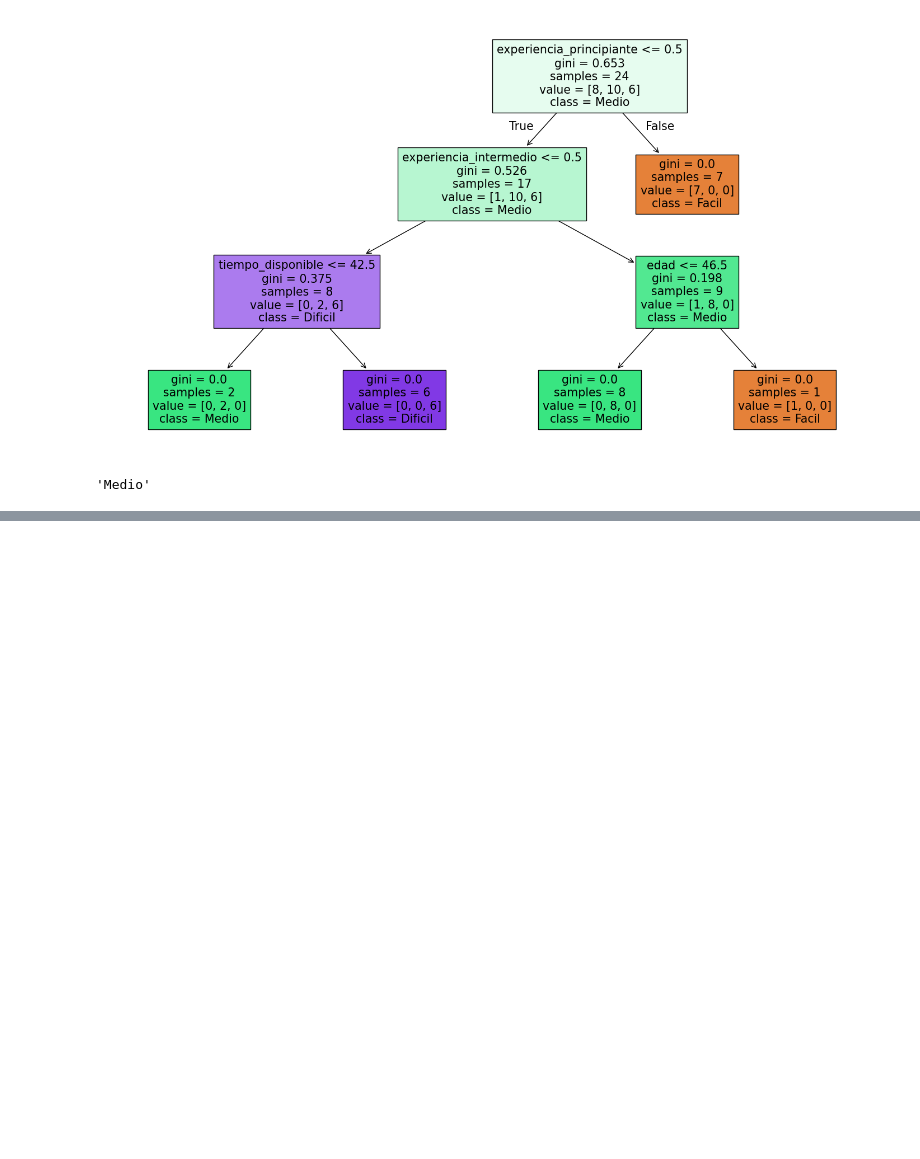
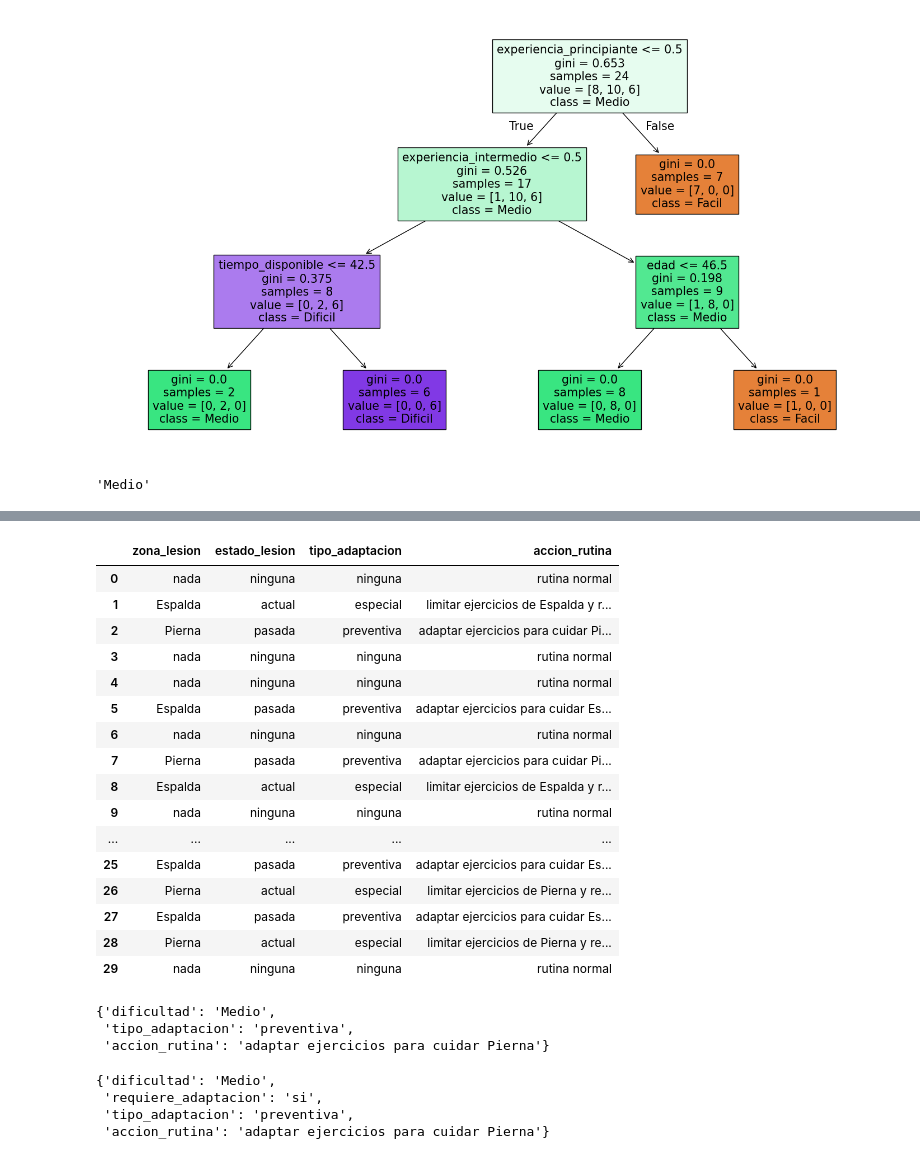
Before and after one commit to luci-o/LIFE-FIT, a Jupyter notebook: IA/index.ipynb, the cells around one changed output, grey strips where cells are left out. Saved outputs shown, nothing was run; the diff lists cells and outputs as text; code cells hidden in the pictures; blank space fills up the shorter version.

```diff
--- a/IA/index.ipynb
+++ b/IA/index.ipynb
@@ -642,0 +838,43 @@ predecir_dificultad(
+# %%
+def definir_accion_rutina(tipo, zona):
+    if tipo == "ninguna":
+        return "rutina normal"
+
+    elif tipo == "preventiva":
+        return f"adaptar ejercicios para cuidar {zona}"
+
+    elif tipo == "especial":
+        return f"limitar ejercicios de {zona} y requerir revision profesional"
+# %%
+usuarios_df["accion_rutina"] = usuarios_df.apply(
+    lambda fila: definir_accion_rutina(
+        fila["tipo_adaptacion"],
+        fila["zona_lesion"]
+    ),
+    axis=1
+)
+# %%
+usuarios_df[[
+    "zona_lesion",
+    "estado_lesion",
+    "tipo_adaptacion",
+    "accion_rutina"
+]]
+# %% [output]
+|  | zona_lesion | estado_lesion | tipo_adaptacion | accion_rutina |
+| 0 | nada | ninguna | ninguna | rutina normal |
+| 1 | Espalda | actual | especial | limitar ejercicios de Espalda y r... |
+| 2 | Pierna | pasada | preventiva | adaptar ejercicios para cuidar Pi... |
+| 3 | nada | ninguna | ninguna | rutina normal |
+| 4 | nada | ninguna | ninguna | rutina normal |
+| 5 | Espalda | pasada | preventiva | adaptar ejercicios para cuidar Es... |
+| 6 | nada | ninguna | ninguna | rutina normal |
+| 7 | Pierna | pasada | preventiva | adaptar ejercicios para cuidar Pi... |
+| 8 | Espalda | actual | especial | limitar ejercicios de Espalda y r... |
+| 9 | nada | ninguna | ninguna | rutina normal |
+| ... | ... | ... | ... | ... |
+| 25 | Espalda | pasada | preventiva | adaptar ejercicios para cuidar Es... |
+| 26 | Pierna | actual | especial | limitar ejercicios de Pierna y re... |
+| 27 | Espalda | pasada | preventiva | adaptar ejercicios para cuidar Es... |
+| 28 | Pierna | actual | especial | limitar ejercicios de Pierna y re... |
+| 29 | nada | ninguna | ninguna | rutina normal |
@@ -642,0 +921,16 @@ predecir_dificultad(
+# %%
+evaluar_usuario(
+    28,
+    80,
+    "ganar fuerza",
+    4,
+    60,
+    "intermedio",
+    "gym",
+    "Pierna",
+    "pasada"
+)
+# %% [output]
+{'dificultad': 'Medio',
+ 'tipo_adaptacion': 'preventiva',
+ 'accion_rutina': 'adaptar ejercicios para cuidar Pierna'}
@@ -642,0 +981,17 @@ predecir_dificultad(
+# %%
+evaluar_usuario(
+    28,
+    80,
+    "ganar fuerza",
+    4,
+    60,
+    "intermedio",
+    "gym",
+    "Pierna",
+    "pasada"
+)
+# %% [output]
+{'dificultad': 'Medio',
+ 'requiere_adaptacion': 'si',
+ 'tipo_adaptacion': 'preventiva',
+ 'accion_rutina': 'adaptar ejercicios para cuidar Pierna'}
```
Also changed, not shown: parts of 25 cells of this notebook.
